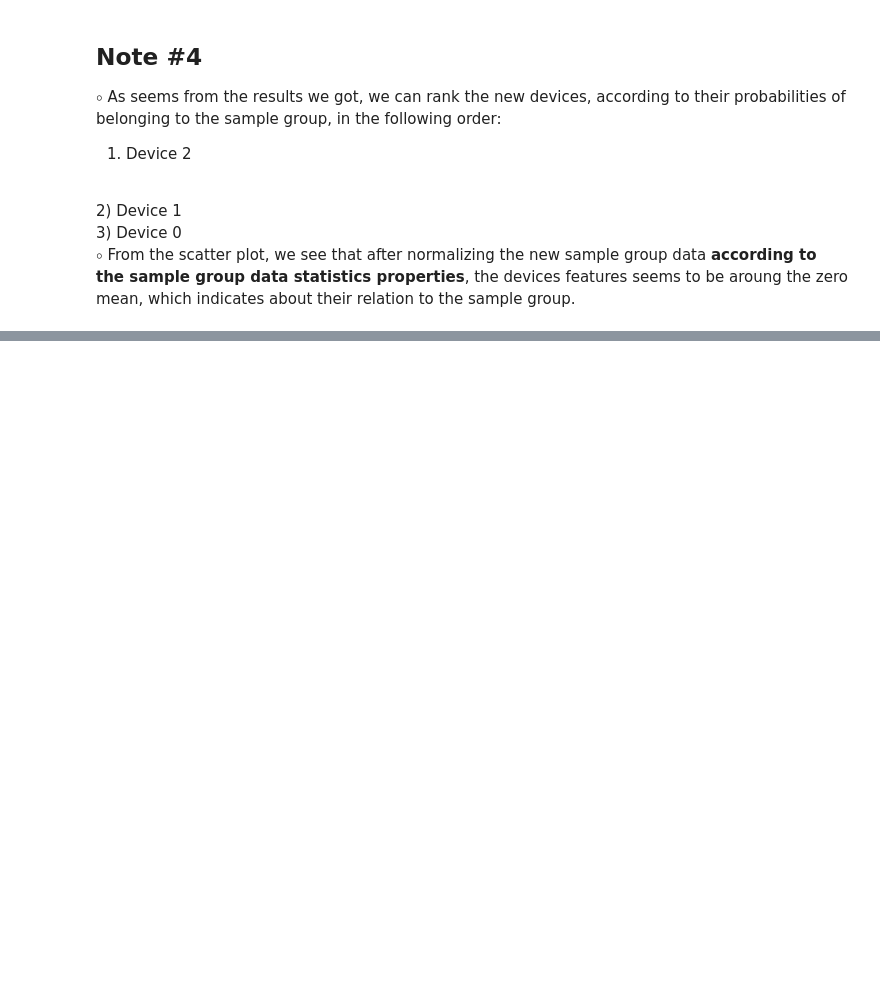
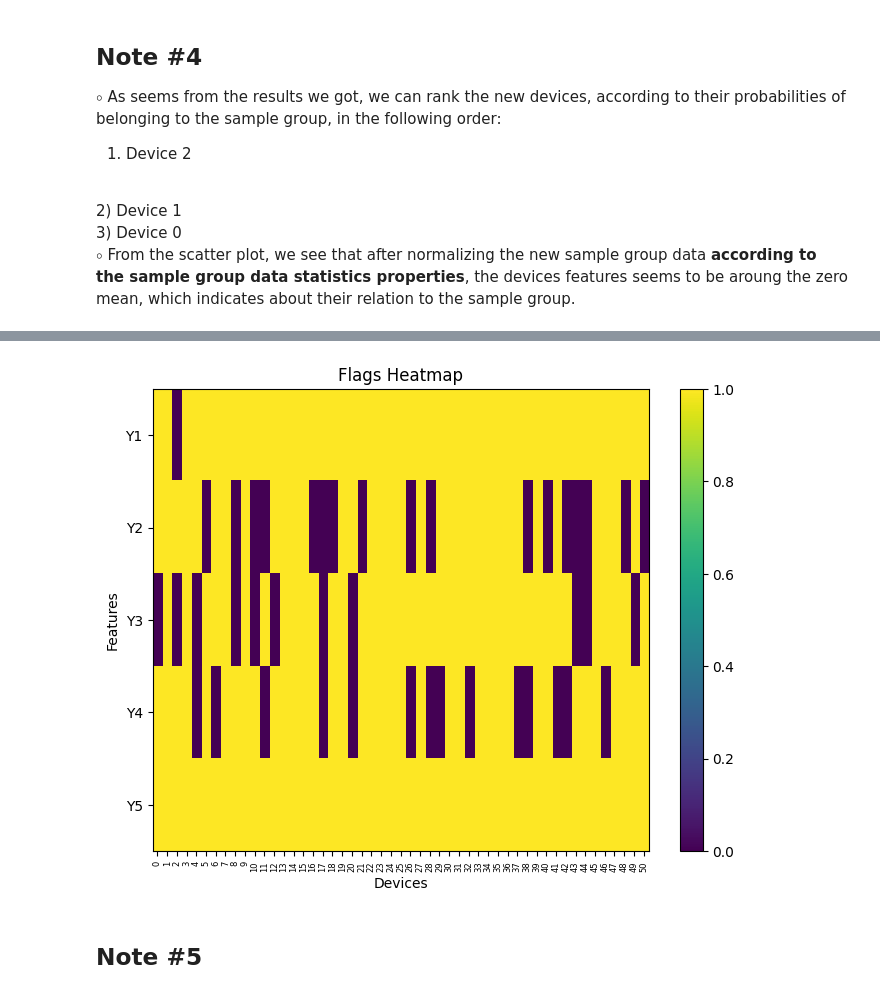
Before and after one commit to RonBartov/Data_Processing, a Jupyter notebook: factory_data_processing.ipynb, the cells around one changed output, grey strips where cells are left out. Saved outputs shown, nothing was run; the diff lists cells and outputs as text; code cells hidden in the pictures; blank space fills up the shorter version.

```diff
--- a/factory_data_processing.ipynb
+++ b/factory_data_processing.ipynb
@@ -599,0 +649,14 @@ plt.show()
+# %%
+# Applying the test function on 'sample group'
+sample_group_features_flags, sample_group_fail_pass_indicator_vector = test_new_devices(sample_group_test, features_thresholds,training_set_means,training_set_features_means,training_set_features_stds,variables_columns,features_columns)
+# %%
+# Plot heatmap for 'sample group' flags
+xticks= sample_group_test.index
+yticks= features_columns
+xticks_locations = np.arange(len(sample_group_test.index))
+yticks_locations= np.arange(len(features_columns))
+plot_flags_heatmap(sample_group_features_flags, xticks_locations, yticks_locations, xticks, yticks)
+# %% [output]
+[figure, added]
+# %% [markdown]
+## **Note #5**
```
Also changed, not shown: parts of 23 cells of this notebook.
